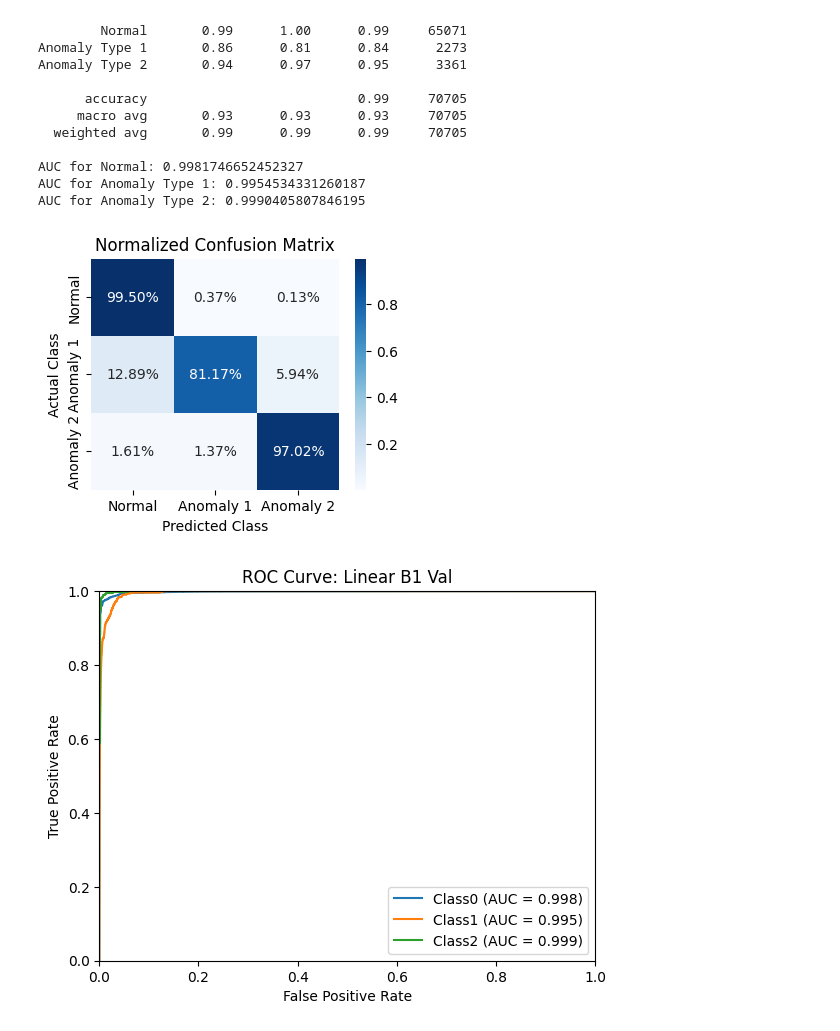
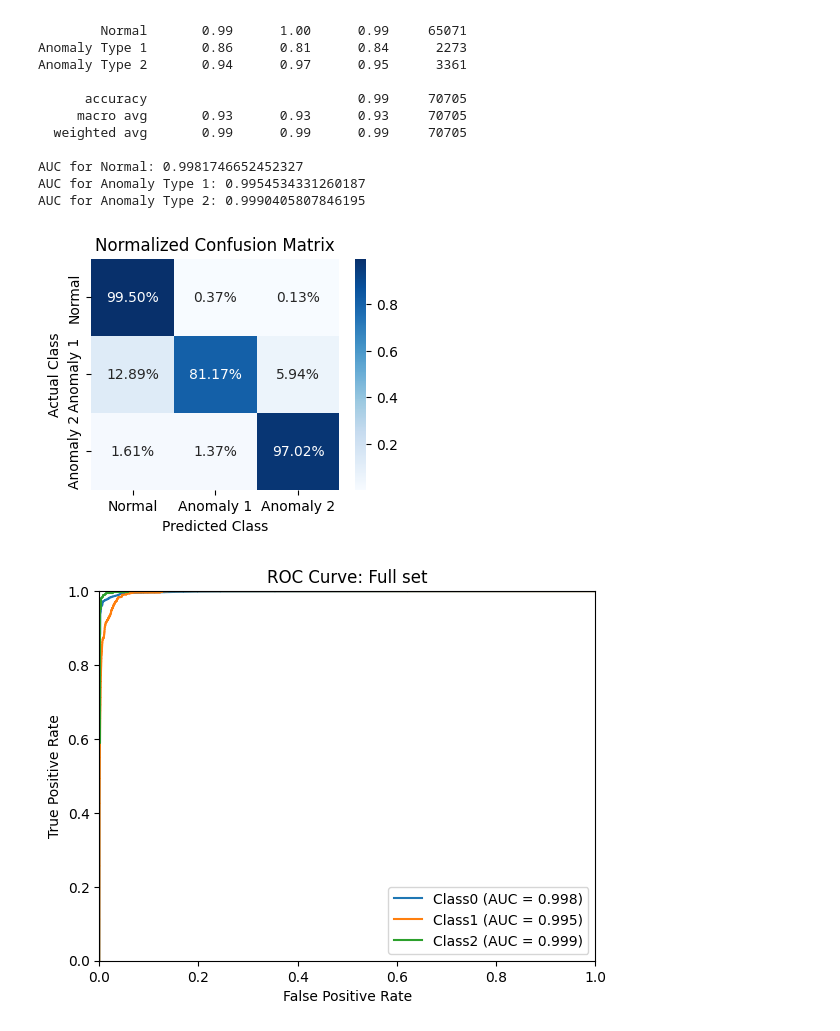
Before and after one commit to JET2001/cs421-project, a Jupyter notebook: david/Week10-alex-cleaned.ipynb, the cells around one changed output. Cells and saved outputs as stored; diff of their text form; code cells hidden in the pictures.

```diff
--- a/david/Week10-alex-cleaned.ipynb
+++ b/david/Week10-alex-cleaned.ipynb
@@ -166,6 +181,6 @@ X_train_norm, X_test_norm = normalize_datasets(X_train, X_test)
 # %%
 # Build the MLPClassifier model
-mlp = MLPClassifier(hidden_layer_sizes=(64, 32, 16), max_iter=30, verbose=True, random_state=42, early_stopping=True)
+mlp = MLPClassifier(hidden_layer_sizes=(64, 32, 16), max_iter=40, verbose=True, random_state=42, early_stopping=True)
 
 # Train the model
 mlp.fit(X_train_norm, y_train)
@@ -223,32 +238,32 @@ def generate_confusion_matrix(y, y_pred):
     sns.heatmap(conf_matrix_normalized, annot=True, fmt='.2%', cmap='Blues',
                 xticklabels=['Normal', 'Anomaly 1', 'Anomaly 2'],
                 yticklabels=['Normal', 'Anomaly 1', 'Anomaly 2'])
 
     plt.title("Normalized Confusion Matrix")
     plt.xlabel("Predicted Class")
     plt.ylabel("Actual Class")
     plt.show()
 
 def plot_roc_curve(y_binarized, y_pred_prob, title):
     plt.figure()
 
     for i in range(3):
         fprs, tprs, _ = roc_curve(y_binarized[:, i], y_pred_prob[:, i])
         roc_aucs = auc(fprs, tprs)
         plt.plot(fprs, tprs, label = f'Class{i} (AUC = {roc_aucs:.3f})')
 
     plt.xlim([0.0, 1.0])
     plt.ylim([0.0, 1.0])
     plt.xlabel('False Positive Rate')
     plt.ylabel('True Positive Rate')
     plt.title(f'ROC Curve: {title}')
     plt.legend(loc = 'lower right')
     plt.show()
 
 y_test_binarized = preprocessing.label_binarize(y_test, classes = [0, 1, 2])
 
 generate_confusion_matrix(y_test, mlp.predict(X_test_norm))
-plot_roc_curve(y_test_binarized, mlp.predict_proba(X_test_norm), 'Linear B1 Val')
+plot_roc_curve(y_test_binarized, mlp.predict_proba(X_test_norm), 'Full set')
 # %% [output]
 [figure]
-[figure, old version]
+[figure, new version]
```
Also changed, not shown: parts of 3 cells of this notebook, 1 other file.
